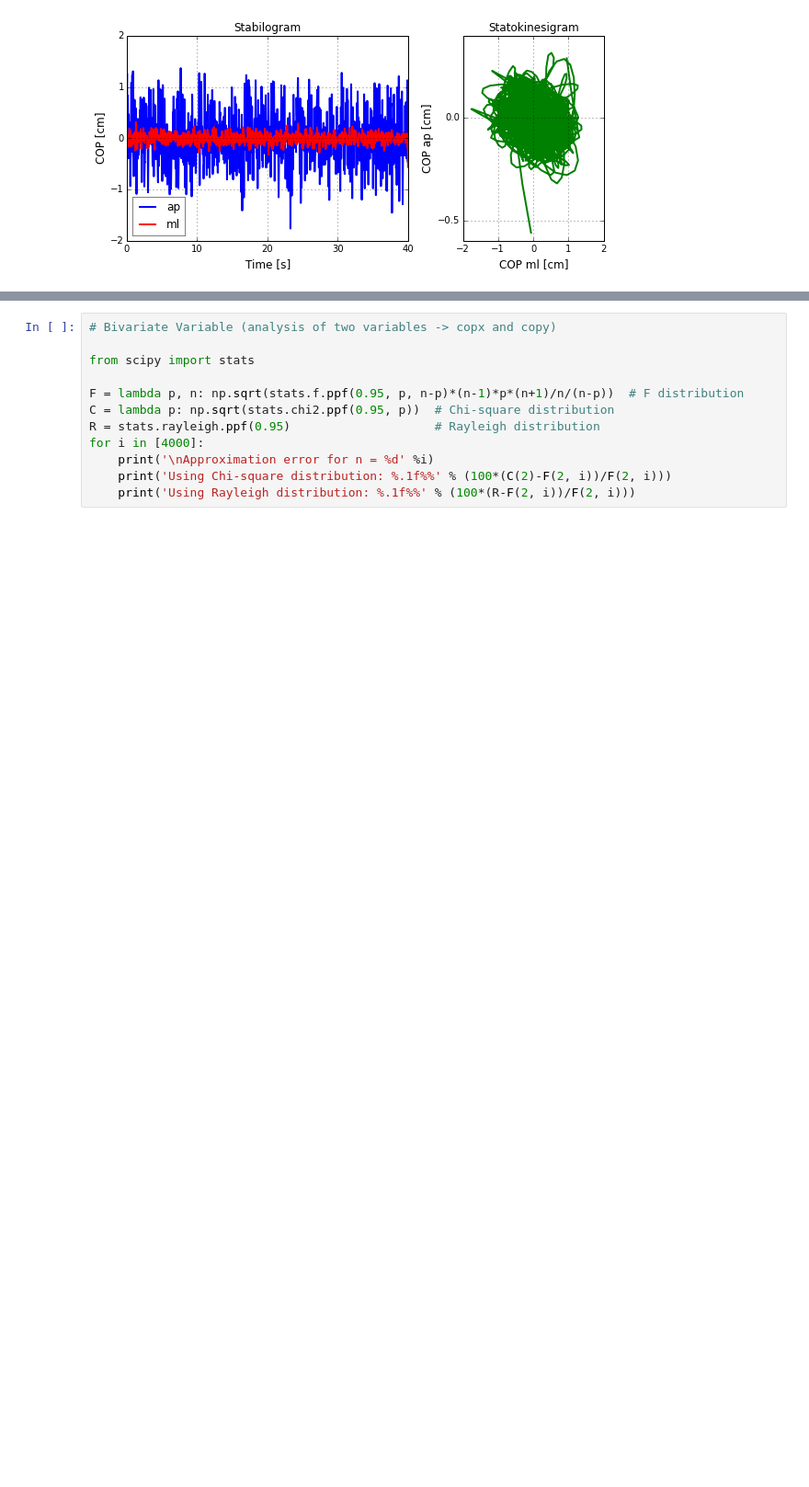
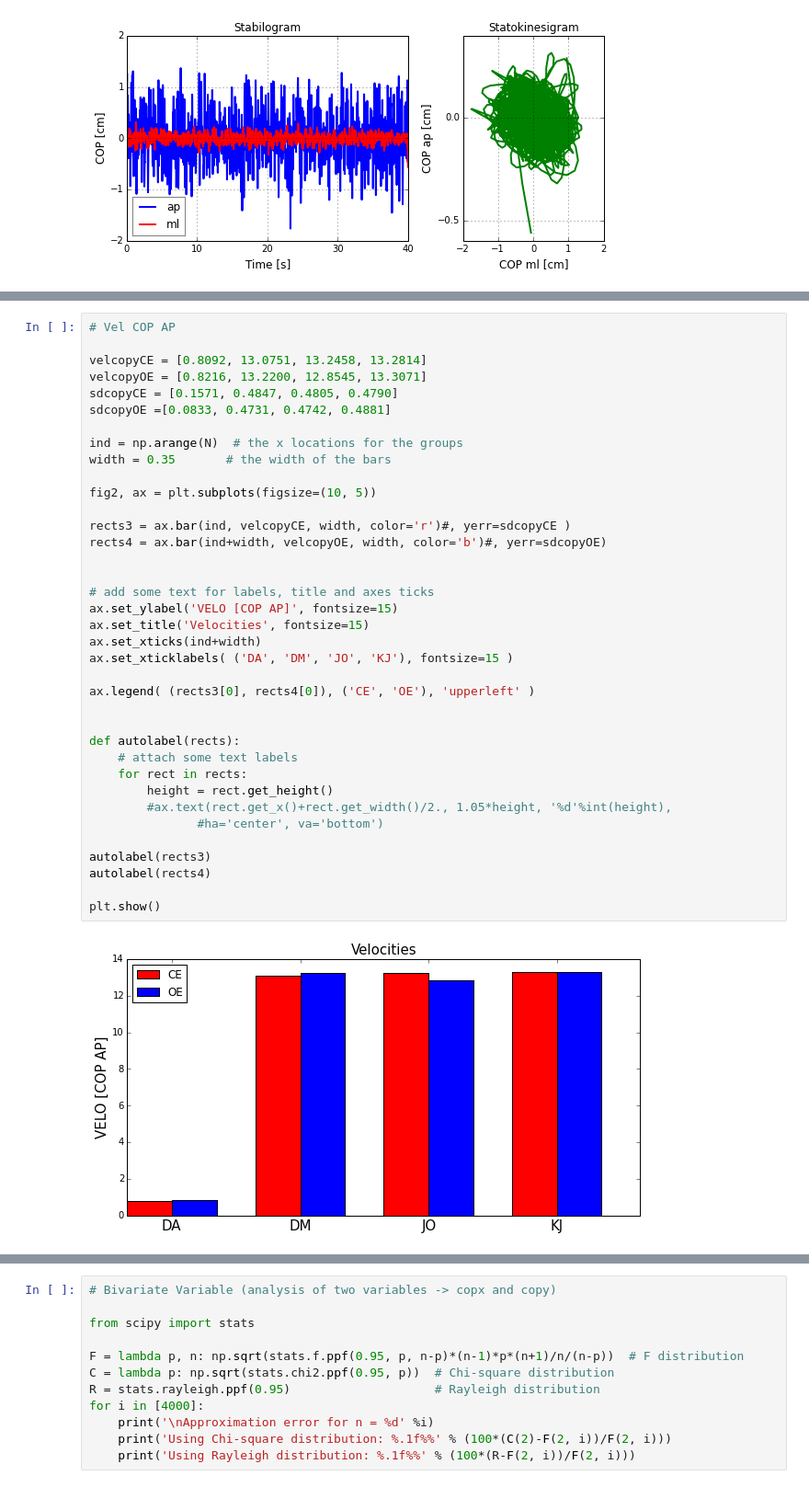
Before and after one commit to damiap/COP, a Jupyter notebook: COP.ipynb, the cells around one changed output, grey strips where cells are left out. Shown at 92% size. Drawn from its saved outputs; the diff is of its cells as text; blank space fills up the shorter version.

```diff
--- a/COP.ipynb
+++ b/COP.ipynb
@@ -208,0 +253,39 @@ for subject in subjects:
+# %%
+# Vel COP AP
+
+velcopyCE = [0.8092, 13.0751, 13.2458, 13.2814]
+velcopyOE = [0.8216, 13.2200, 12.8545, 13.3071]
+sdcopyCE = [0.1571, 0.4847, 0.4805, 0.4790]
+sdcopyOE =[0.0833, 0.4731, 0.4742, 0.4881]
+
+ind = np.arange(N)  # the x locations for the groups
+width = 0.35       # the width of the bars
+
+fig2, ax = plt.subplots(figsize=(10, 5))
+
+rects3 = ax.bar(ind, velcopyCE, width, color='r')#, yerr=sdcopyCE )
+rects4 = ax.bar(ind+width, velcopyOE, width, color='b')#, yerr=sdcopyOE)
+
+
+# add some text for labels, title and axes ticks
+ax.set_ylabel('VELO [COP AP]', fontsize=15)
+ax.set_title('Velocities', fontsize=15)
+ax.set_xticks(ind+width)
+ax.set_xticklabels( ('DA', 'DM', 'JO', 'KJ'), fontsize=15 )
+
+ax.legend( (rects3[0], rects4[0]), ('CE', 'OE'), 'upperleft' )
+
+
+def autolabel(rects):
+    # attach some text labels
+    for rect in rects:
+        height = rect.get_height()
+        #ax.text(rect.get_x()+rect.get_width()/2., 1.05*height, '%d'%int(height),
+               #ha='center', va='bottom')
+
+autolabel(rects3)
+autolabel(rects4)
+
+plt.show()
+# %% [output]
+[figure, added]
```
Also changed, not shown: parts of 4 cells of this notebook.
